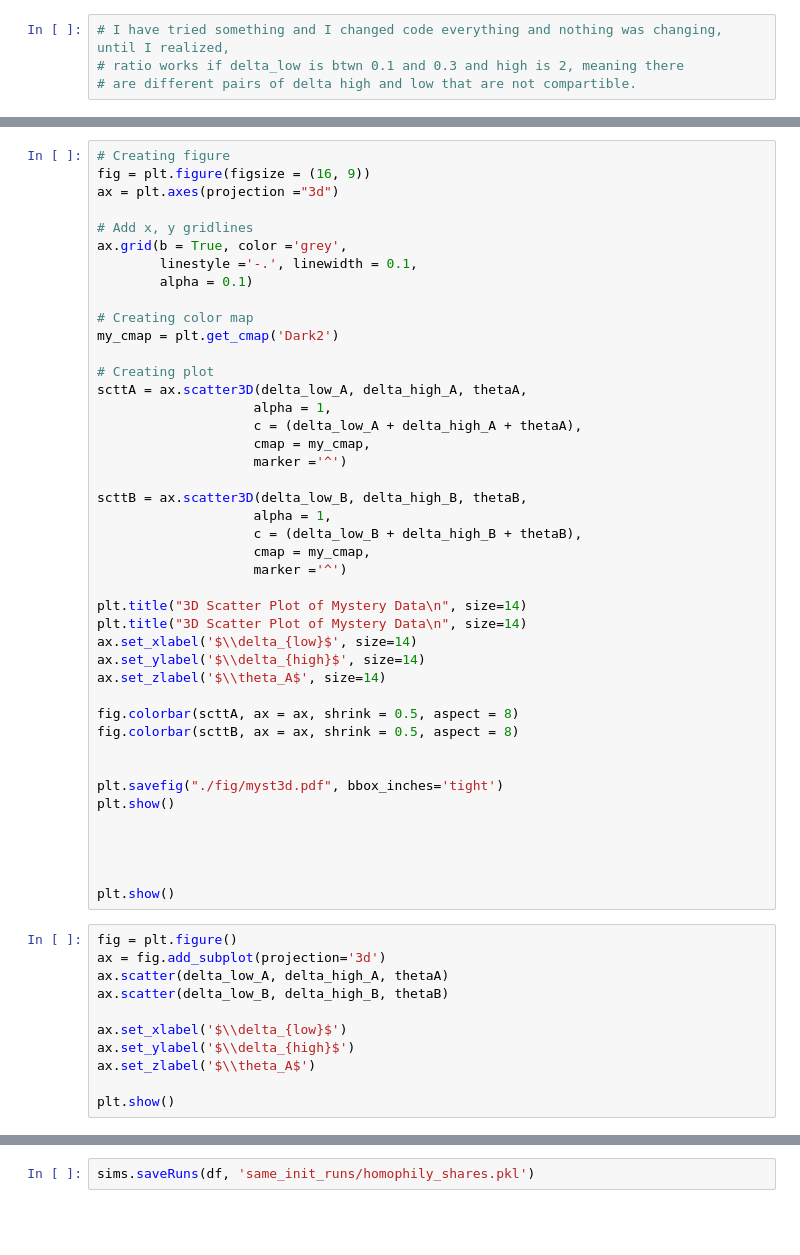
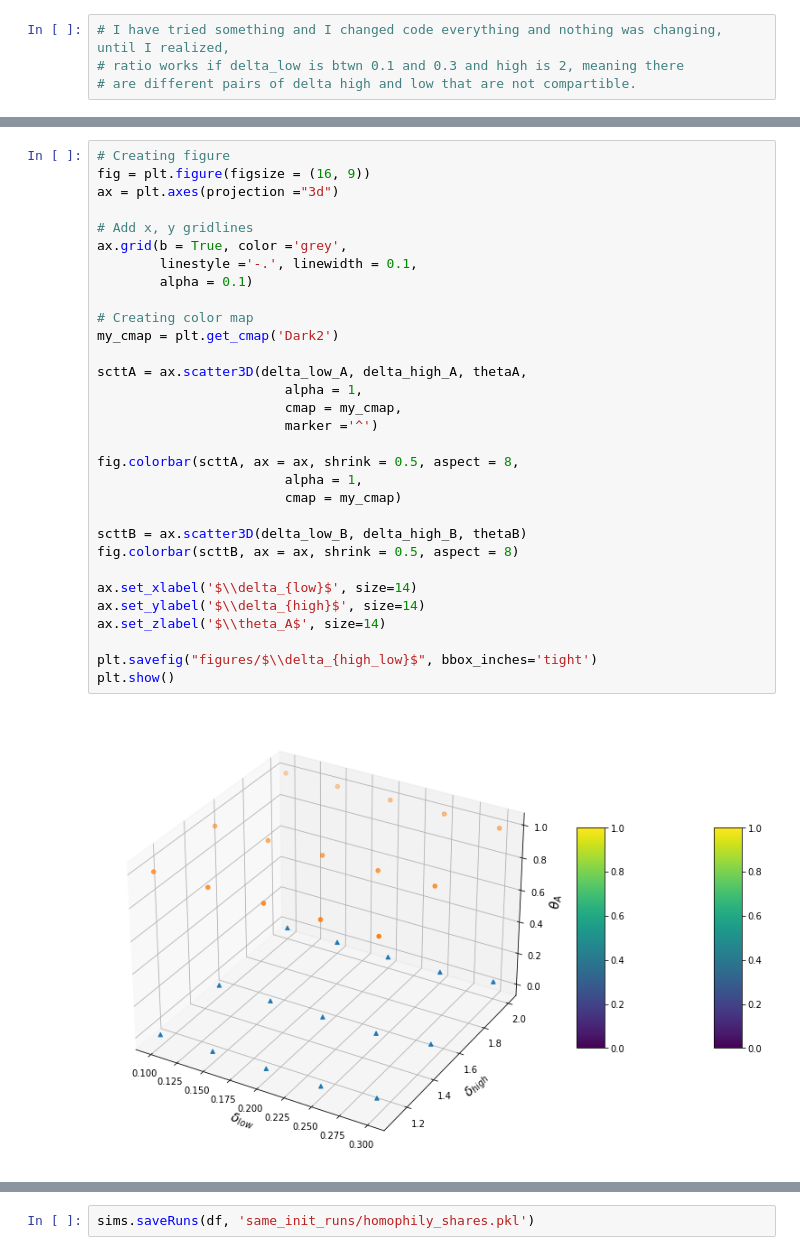
Before and after one commit to jfinocchiaro/long-term-fair-mdps, a Jupyter notebook: political-influence-refactored/generate_runs.ipynb, the cells around one changed output, grey strips where cells are left out. Cells and saved outputs as stored; diff of their text form; blank space fills up the shorter version.

```diff
--- a/political-influence-refactored/generate_runs.ipynb
+++ b/political-influence-refactored/generate_runs.ipynb
@@ -279,55 +283,34 @@ TypeError: 'NoneType' object is not subscriptable
 # %%
 # Creating figure
 fig = plt.figure(figsize = (16, 9))
 ax = plt.axes(projection ="3d")
 
 # Add x, y gridlines
 ax.grid(b = True, color ='grey',
         linestyle ='-.', linewidth = 0.1,
         alpha = 0.1)
 
 # Creating color map
 my_cmap = plt.get_cmap('Dark2')
 
-# Creating plot
 scttA = ax.scatter3D(delta_low_A, delta_high_A, thetaA,
-                    alpha = 1,
-                    c = (delta_low_A + delta_high_A + thetaA),
-                    cmap = my_cmap,
-                    marker ='^')
+                        alpha = 1,
+                        cmap = my_cmap,
+                        marker ='^')
 
-scttB = ax.scatter3D(delta_low_B, delta_high_B, thetaB,
-                    alpha = 1,
-                    c = (delta_low_B + delta_high_B + thetaB),
-                    cmap = my_cmap,
-                    marker ='^')
+fig.colorbar(scttA, ax = ax, shrink = 0.5, aspect = 8,
+                        alpha = 1,
+                        cmap = my_cmap)
 
-plt.title("3D Scatter Plot of Mystery Data\n", size=14)
-plt.title("3D Scatter Plot of Mystery Data\n", size=14)
+scttB = ax.scatter3D(delta_low_B, delta_high_B, thetaB)
+fig.colorbar(scttB, ax = ax, shrink = 0.5, aspect = 8)
+
 ax.set_xlabel('$\\delta_{low}$', size=14)
 ax.set_ylabel('$\\delta_{high}$', size=14)
 ax.set_zlabel('$\\theta_A$', size=14)
 
-fig.colorbar(scttA, ax = ax, shrink = 0.5, aspect = 8)
-fig.colorbar(scttB, ax = ax, shrink = 0.5, aspect = 8)
-
-
-plt.savefig("./fig/myst3d.pdf", bbox_inches='tight')
+plt.savefig("figures/$\\delta_{high_low}$", bbox_inches='tight')
 plt.show()
-
-
-
-
-plt.show()
+# %% [output]
+[figure, added]
-# %%
-fig = plt.figure()
-ax = fig.add_subplot(projection='3d')
-ax.scatter(delta_low_A, delta_high_A, thetaA)
-ax.scatter(delta_low_B, delta_high_B, thetaB)
-
-ax.set_xlabel('$\\delta_{low}$')
-ax.set_ylabel('$\\delta_{high}$')
-ax.set_zlabel('$\\theta_A$')
-
-plt.show()
 # %% [markdown]
```
Also changed, not shown: parts of 15 cells of this notebook, 7 other files.
